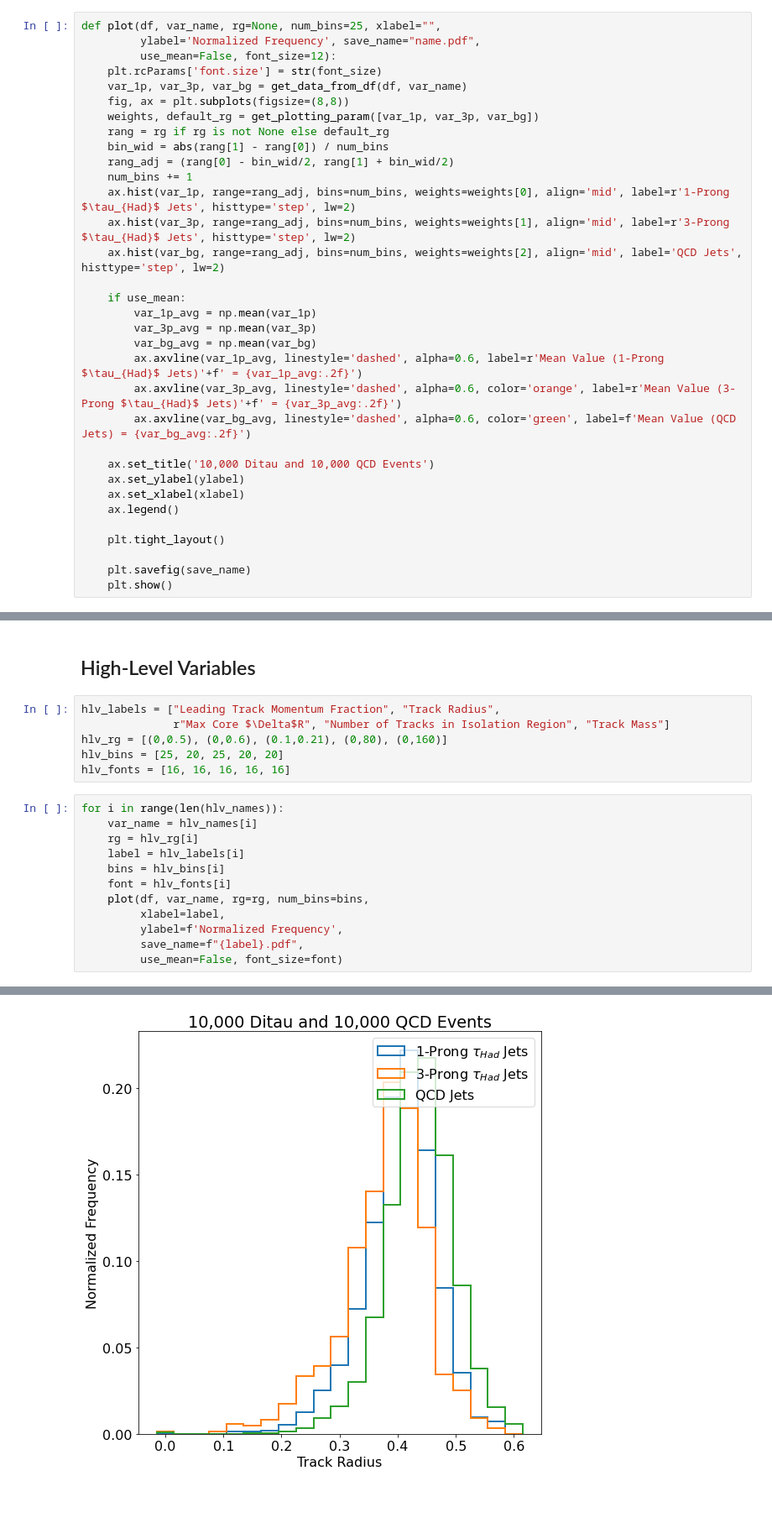
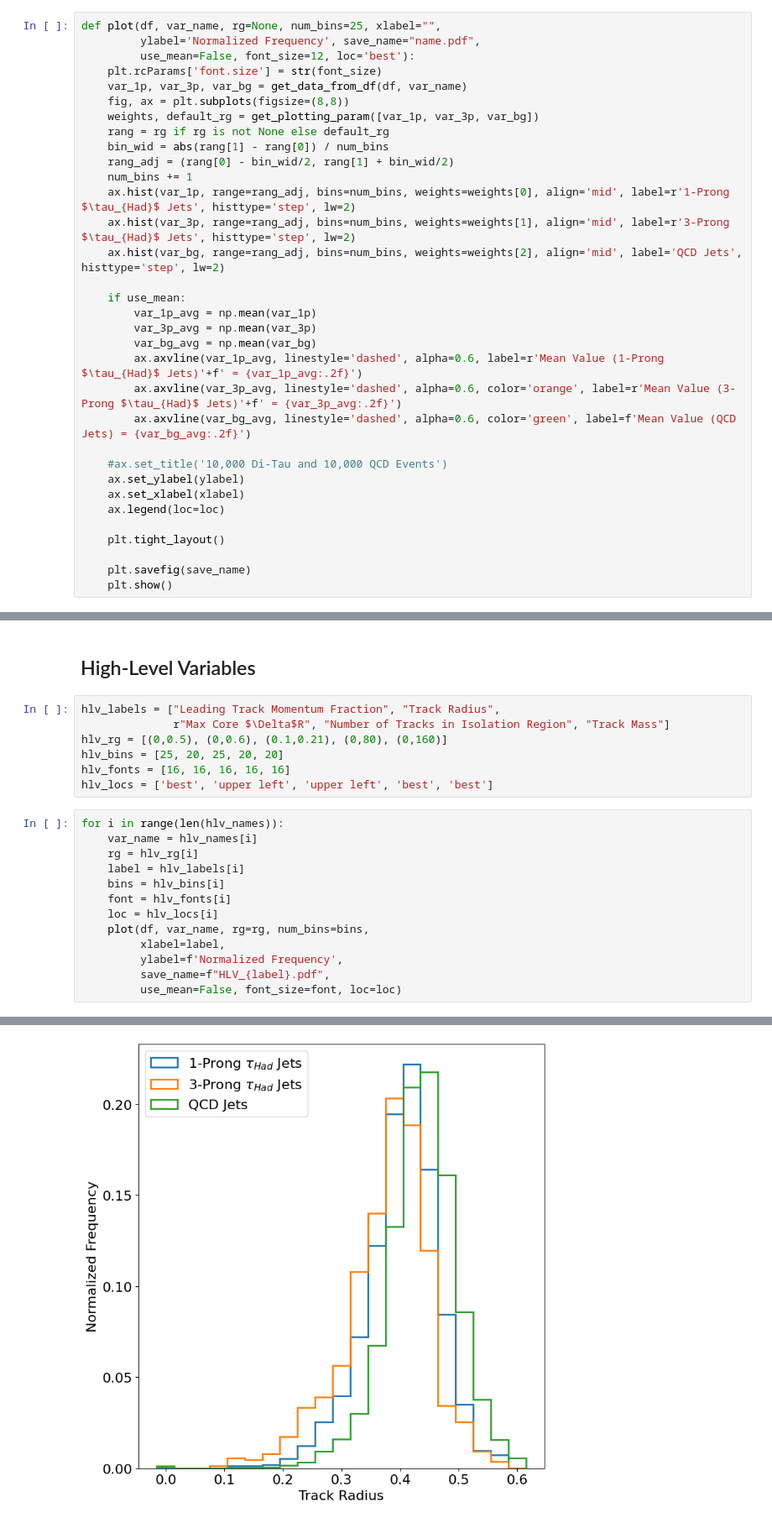
Before and after one commit to xju2/root_gnn, a Jupyter notebook: notebook/Plottings for Dataset.ipynb, the cells around one changed output, grey strips where cells are left out. Shown: that part at 84% size. Drawn from its saved outputs; the diff is of its cells as text; blank space fills up the shorter version.

```diff
--- a/notebook/Plottings for Dataset.ipynb
+++ b/notebook/Plottings for Dataset.ipynb
@@ -49,7 +56,7 @@ def get_data_from_df(df, var):
 # %%
 def plot(df, var_name, rg=None, num_bins=25, xlabel="",
          ylabel='Normalized Frequency', save_name="name.pdf",
-         use_mean=False, font_size=12):
+         use_mean=False, font_size=12, loc='best'):
     plt.rcParams['font.size'] = str(font_size)
     var_1p, var_3p, var_bg = get_data_from_df(df, var_name)
     fig, ax = plt.subplots(figsize=(8,8))
@@ -70,10 +77,10 @@ def plot(df, var_name, rg=None, num_bins=25, xlabel="",
         ax.axvline(var_3p_avg, linestyle='dashed', alpha=0.6, color='orange', label=r'Mean Value (3-Prong $\tau_{Had}$ Jets)'+f' = {var_3p_avg:.2f}')
         ax.axvline(var_bg_avg, linestyle='dashed', alpha=0.6, color='green', label=f'Mean Value (QCD Jets) = {var_bg_avg:.2f}')
 
-    ax.set_title('10,000 Ditau and 10,000 QCD Events')
+    #ax.set_title('10,000 Di-Tau and 10,000 QCD Events')
     ax.set_ylabel(ylabel)
     ax.set_xlabel(xlabel)
-    ax.legend()
+    ax.legend(loc=loc)
 
     plt.tight_layout()
 
@@ -279,6 +286,7 @@ hlv_labels = ["Leading Track Momentum Fraction", "Track Radius",
 hlv_rg = [(0,0.5), (0,0.6), (0.1,0.21), (0,80), (0,160)]
 hlv_bins = [25, 20, 25, 20, 20]
 hlv_fonts = [16, 16, 16, 16, 16]
+hlv_locs = ['best', 'upper left', 'upper left', 'best', 'best']
 # %%
 for i in range(len(hlv_names)):
     var_name = hlv_names[i]
@@ -286,9 +294,10 @@ for i in range(len(hlv_names)):
     label = hlv_labels[i]
     bins = hlv_bins[i]
     font = hlv_fonts[i]
+    loc = hlv_locs[i]
     plot(df, var_name, rg=rg, num_bins=bins,
          xlabel=label,
          ylabel=f'Normalized Frequency',
-         save_name=f"{label}.pdf",
-         use_mean=False, font_size=font)
+         save_name=f"HLV_{label}.pdf",
+         use_mean=False, font_size=font, loc=loc)
 # %% [output]
@@ -296 +305 @@ for i in range(len(hlv_names)):
-[figure, old version]
+[figure, new version]
```
Also changed, not shown: parts of 10 cells of this notebook, 33 other files.
